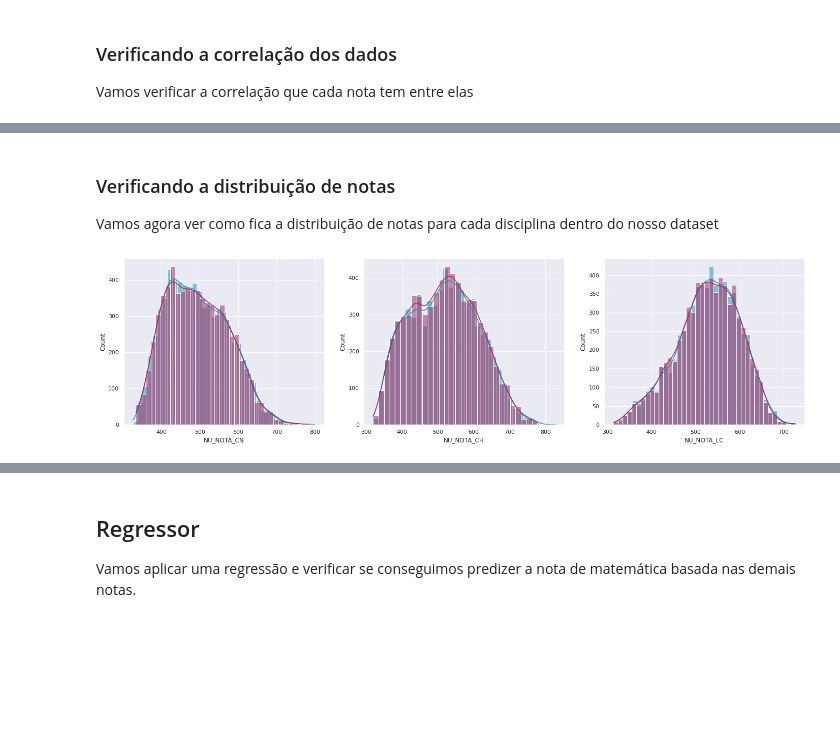
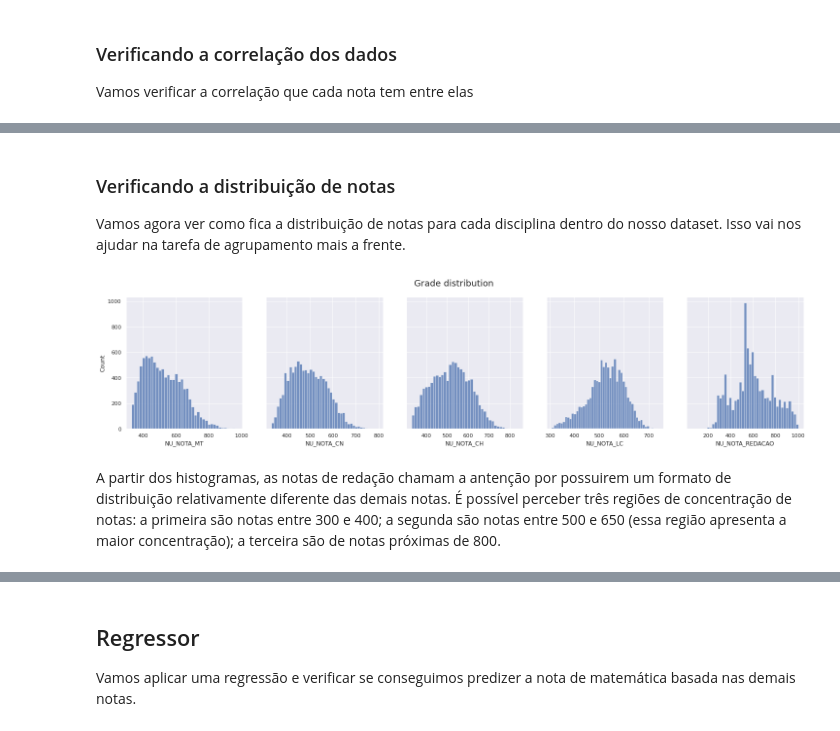
Before and after one commit to gsoaresbaptista/enem-regression, a Jupyter notebook: experiments/grade_regression.ipynb, the cells around one changed output, grey strips where cells are left out. Drawn from its saved outputs; the diff is of its cells as text; code cells hidden in the pictures; blank space fills up the shorter version.

```diff
--- a/experiments/grade_regression.ipynb
+++ b/experiments/grade_regression.ipynb
@@ -92,17 +129,17 @@ sns.heatmap(corr,  annot=True, annot_kws={"size": 10});
 # %% [markdown]
 ### Verificando a distribuição de notas
 
-Vamos agora ver como fica a distribuição de notas para cada disciplina dentro do nosso dataset
+Vamos agora ver como fica a distribuição de notas para cada disciplina dentro do nosso dataset. Isso vai nos ajudar na tarefa de agrupamento mais a frente.
-# %%
-sns.set_theme()
-fig, ax = plt.subplots(1, 3, figsize=(24, 6))
-sns.histplot(data=train_df['NU_NOTA_CN'].fillna(0), ax=ax[0], kde=True, color="#1596b3");
-sns.histplot(data=test_df['NU_NOTA_CN'].fillna(0), ax=ax[0], kde=True, color="#a8225e");
-
-sns.histplot(data=train_df['NU_NOTA_CH'].fillna(0), ax=ax[1], kde=True, color="#1596b3");
-sns.histplot(data=test_df['NU_NOTA_CH'].fillna(0), ax=ax[1], kde=True, color="#a8225e");
-
-sns.histplot(data=train_df['NU_NOTA_LC'].fillna(0), ax=ax[2], kde=True, color="#1596b3");
-sns.histplot(data=test_df['NU_NOTA_LC'].fillna(0), ax=ax[2], kde=True, color="#a8225e");
-# %% [output]
-[figure, removed]
+# %%
+sns.set_theme()
+
+fig, ax = plt.subplots(1, 5, figsize=(25, 5), sharey=True)
+# fig.tight_layout()
+fig.suptitle("Grade distribution", fontsize=18)
+
+for idx,subject in enumerate(features_corr[:5]):
+    g = sns.histplot(data=df[subject], ax=ax[idx]);
+# %% [output]
+[figure, added]
+# %% [markdown]
+A partir dos histogramas, as notas de redação chamam a antenção por possuirem um formato de distribuição relativamente diferente das demais notas. É possível perceber três regiões de concentração de notas: a primeira são notas entre 300 e 400; a segunda são notas entre 500 e 650 (essa região apresenta a maior concentração); a terceira são de notas próximas de 800.
```
Also changed, not shown: parts of 7 cells of this notebook.
